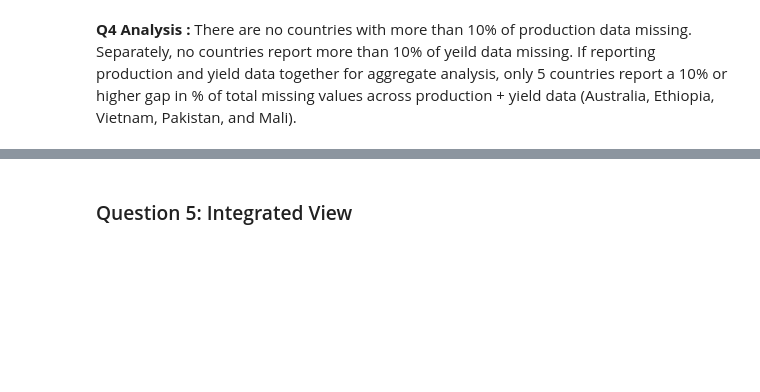
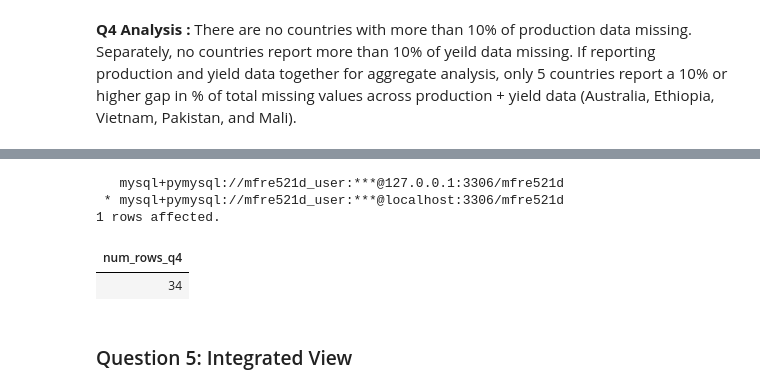
Before and after one commit to clareubc/521d_assignment, a Jupyter notebook: notebooks/assignment1.ipynb, the cells around one changed output, grey strips where cells are left out. Cells and saved outputs as stored; diff of their text form; code cells hidden in the pictures; blank space fills up the shorter version.

```diff
--- a/notebooks/assignment1.ipynb
+++ b/notebooks/assignment1.ipynb
@@ -1486,3 +1501,20 @@ There are no countries with more than 10% of production data missing. Separately
+# %%
+%%sql
+SELECT COUNT(*) AS num_rows_q4
+FROM (
+  SELECT
+    co.country_id
+  FROM crop_production AS cr
+  JOIN countries AS co
+    ON cr.country_id = co.country_id
+  GROUP BY co.country_id
+) x;
+# %% [output]
+   mysql+pymysql://mfre521d_user:***@127.0.0.1:3306/mfre521d
+ * mysql+pymysql://mfre521d_user:***@localhost:3306/mfre521d
+1 rows affected.
+| num_rows_q4 |
+| 34 |
 # %% [markdown]
 ### Question 5: Integrated View
 # %%
```
Also changed, not shown: parts of 4 cells of this notebook.
